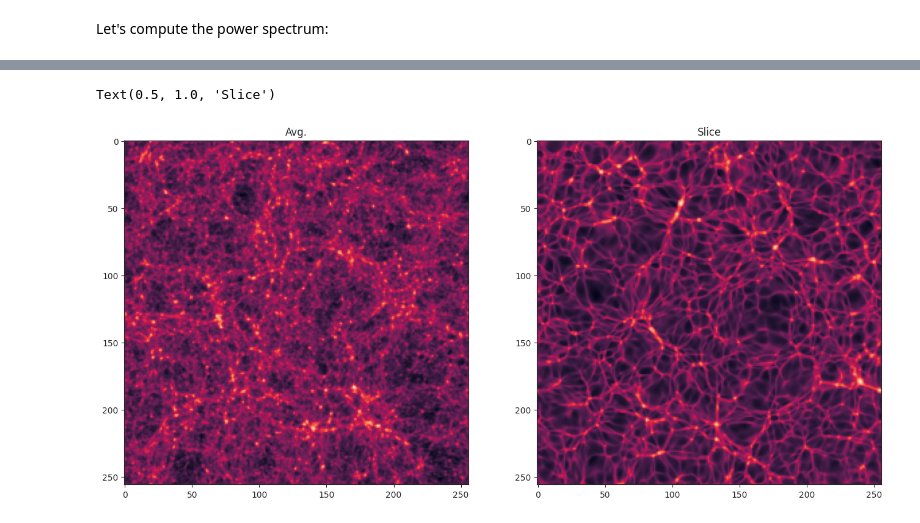
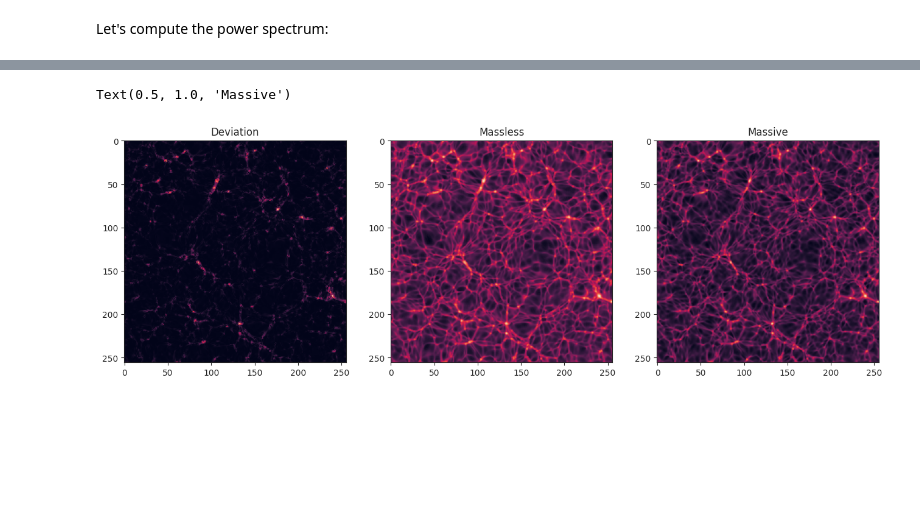
Before and after one commit to Xantyos13/DISCO-DJ, a Jupyter notebook: Neutrinos/disco_dj_3d_neutrinos.ipynb, the cells around one changed output, grey strips where cells are left out. Saved outputs shown, nothing was run; the diff lists cells and outputs as text; code cells hidden in the pictures; blank space fills up the shorter version.

```diff
--- a/Neutrinos/disco_dj_3d_neutrinos.ipynb
+++ b/Neutrinos/disco_dj_3d_neutrinos.ipynb
@@ -96,3 +95,10 @@ dj = dj.with_linear_ps(transfer_function="Eisenstein-Hu")
+# %%
+# Compute the linear power spectrum
+dj = dj.with_timetables()
+dj_nu = dj_nu.with_timetables()
+
+dj = dj.with_linear_ps(transfer_function="Eisenstein-Hu")
+dj_nu = dj_nu.with_linear_ps(transfer_function="Eisenstein-Hu")
 # %% [markdown]
 ### Initial conditions
 # %%
@@ -126,6 +125,7 @@ k_pre, Pk_pre, _ = dj.evaluate_power_spectrum(dj.delta_ini, compute_std=False, b
 # %%
 n_order = 2
 dj = dj.with_lpt(n_order=n_order, convert_to_numpy=True)  # convert_to_numpy as above; note that this breaks differentiability
+dj_nu = dj_nu.with_lpt(n_order=n_order, convert_to_numpy=True)  # convert_to_numpy as above; note that this breaks differentiability
 # %% [markdown]
 ### Particle-mesh (PM) N-body simulation
 # %%
@@ -155,3 +153,11 @@ X_sim, P_sim, a_sim = dj.run_nbody(a_ini=a_ini, a_end=a_end, n_steps=numsteps, r
                                    nlpt_order_ics=nlpt_order_ics, n_resample=n_resample,
                                    deconvolve=deconvolve, return_displacement=False, chunk_size=chunk_size,
                                    convert_to_numpy=True)  # convert_to_numpy: same as above for the ICs and LPT
+
+
+X_sim_nu, P_sim_nu, a_sim_nu = dj_nu.run_nbody(a_ini=a_ini, a_end=a_end, n_steps=numsteps, res_pm=res_pm,
+                                   time_var=time_var, stepper=stepper, method=method, antialias=antialias,
+                                   grad_kernel_order=grad_kernel_order, laplace_kernel_order=laplace_kernel_order,
+                                   nlpt_order_ics=nlpt_order_ics, n_resample=n_resample,
+                                   deconvolve=deconvolve, return_displacement=False, chunk_size=chunk_size,
+                                   convert_to_numpy=True)  # convert_to_numpy: same as above for the ICs and LPT
@@ -171,5 +167,10 @@ X_sim, P_sim, a_sim = dj.run_nbody(a_ini=a_ini, a_end=a_end, n_steps=numsteps, r
 Let's compute the power spectrum:
 # %%
 delta_sim = dj.get_delta_from_pos(X_sim, res=2 * dj.res, n_resample=8)
+delta_sim_nu = dj_nu.get_delta_from_pos(X_sim_nu, res=2 * dj.res, n_resample=8)
+
+#print(delta_sim)
+#print("#####")
+#print(delta_sim_nu)
 # %%
 k, Pk, _ = dj.evaluate_power_spectrum(delta_sim, bins=dj.res//3, deconvolve=True, worder=2)
@@ -189,14 +195,8 @@ plt.legend(fontsize=18)
 # %%
-fig, axs = plt.subplots(1, 2, figsize=(16, 8))
-axs[0].imshow(np.log10(1.01 + delta_sim.mean(0))); axs[0].set_title("Avg.")
-axs[1].imshow(np.log10(1.01 + delta_sim[0, :, :])); axs[1].set_title("Slice")
-
-#fig, axs = plt.subplots(2, numsteps//2, figsize=(32, 10))
-#axs = axs.flatten()
-#
-#for i, a in enumerate(a_list):
-#    axs[i].imshow(np.log10(1.001 + delta_slice[i]))
-#    axs[i].set_title(f"a = {a:.2f}")
+fig, axs = plt.subplots(1, 3, figsize=(16, 8))
+axs[0].imshow(np.log10(1.01 + np.abs(delta_sim[0, :, :] - delta_sim_nu[0, :, :]))); axs[0].set_title("Deviation")
+axs[1].imshow(np.log10(1.01 + delta_sim[0, :, :])); axs[1].set_title("Massless")
+axs[2].imshow(np.log10(1.01 + delta_sim_nu[0, :, :])); axs[2].set_title("Massive")
 # %% [output]
-Text(0.5, 1.0, 'Slice')
+Text(0.5, 1.0, 'Massive')
-[figure, old version]
+[figure, new version]
```
Also changed, not shown: parts of 11 cells of this notebook, 4 other files.
